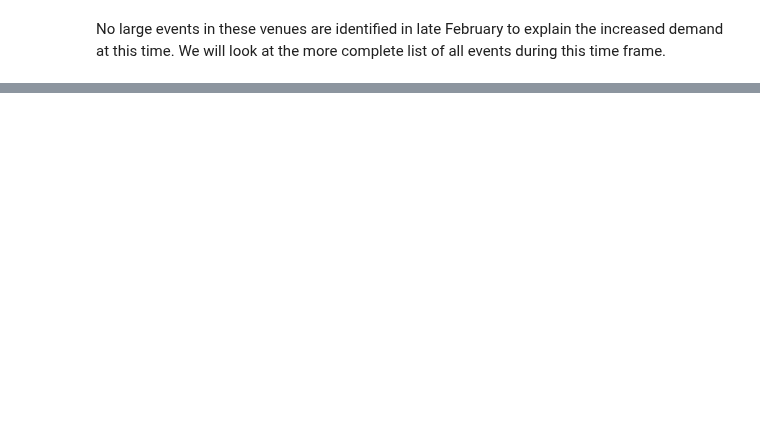
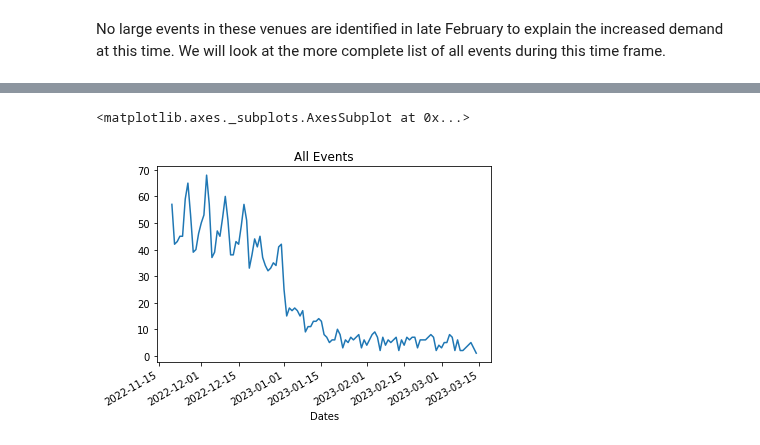
Before and after one commit to JADukeAIPI/AIPIProject, a Jupyter notebook: EDA_and_modeling.ipynb, the cells around one changed output, grey strips where cells are left out. Cells and saved outputs as stored; diff of their text form; code cells hidden in the pictures; blank space fills up the shorter version.

```diff
--- a/EDA_and_modeling.ipynb
+++ b/EDA_and_modeling.ipynb
@@ -289,0 +318,3 @@ late_feb_events
+# %%
+all_events_by_dates = all_events_clean.groupby(all_events_clean.index)['Event'].count()
+all_events_by_dates
@@ -289,0 +335,5 @@ late_feb_events
+# %%
+all_events_by_dates.plot(title='All Events')
+# %% [output]
+<matplotlib.axes._subplots.AxesSubplot at 0x...>
+[figure, added]
```
Also changed, not shown: parts of 16 cells of this notebook.
